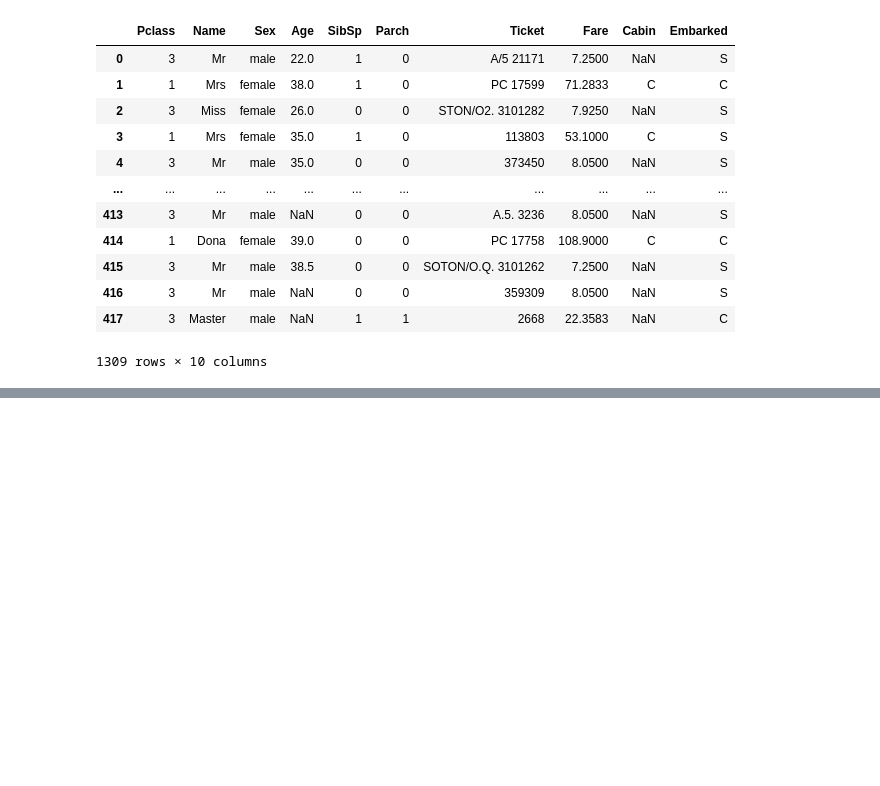
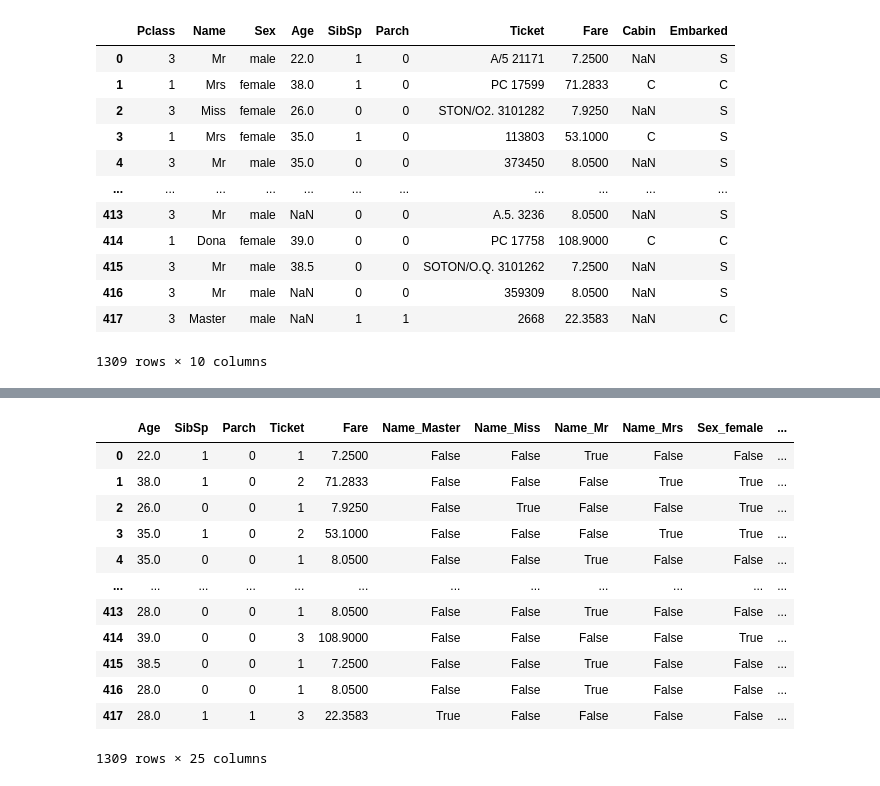
Before and after one commit to kheit9527/2025_TCFST_Python_ML, a Jupyter notebook: 250707_Python_ML_Class03.ipynb, the cells around one changed output, grey strips where cells are left out. Saved outputs shown, nothing was run; the diff lists cells and outputs as text; code cells hidden in the pictures; blank space fills up the shorter version.

```diff
--- a/250707_Python_ML_Class03.ipynb
+++ b/250707_Python_ML_Class03.ipynb
@@ -171,0 +225,4 @@ train_test
+# %%
+most = train_test["Embarked"].value_counts().idxmax() # idxmax: 取最大值前綴詞
+train_test["Embarked"] = train_test["Embarked"].fillna(most)
+train_test.isna().sum().sort_values(ascending=False)
@@ -171,0 +274,26 @@ train_test
+# %%
+# step2. 對類別型態的資料
+# 不能直接把類別轉成0.1.2  Ex.登船點S.C.Q沒有大小之分
+# one-hot encoding: 讓決策樹問"你是否從S登船?", 接著問"你是否從C登船?", 就能全部區分
+# 問題: 車子型號?(本身沒有意義) -> 車子品牌、配備、能源
+
+# 類別型態做One-hot encoding絕對沒問題
+# 可以不做: 1. 有大小關係的類別 2. 二值型類別
+# Pclass可否不做? -> 艙等有大小關係(經濟艙vs商務艙, 可以不做)
+# ??? 到底做不做 ??? -> 做了可能會長很多層決策樹, 導致過擬合
+# Name必做, 但為了表格的美觀, 預先把太稀少的丟掉
+# Ex. Captain(稀少) -> 0 0 0
+# Sex可以不做, 因為Male/Female互斥(二值型欄位), 但為了方便還是做
+# Cabin: 直接做one-hot, NaN -> 0 0 0 0
+# 類別型態: 可以不用補缺失值, 可以直接one-hot成0 0 0
+# 補(做)or不補(不做): 沒有一定(做:針對單一問題), 做做看才知道哪個比較好
+
+reserved = train_test["Name"].value_counts().index[:4]
+def flow(s):
+    if s in reserved:
+        return s
+    else:
+        return None
+
+train_test["Name"] = train_test["Name"].apply(flow)
+train_test
@@ -171,0 +314,18 @@ train_test
+# %%
+pd.set_option('display.max_columns', 500)
+train_test = pd.get_dummies(train_test, columns = category_cols)
+train_test
+# %% [output]
+|  | Age | SibSp | Parch | Ticket | Fare | Name_Master | Name_Miss | Name_Mr | Name_Mrs | Sex_female | ... |
+| 0 | 22.0 | 1 | 0 | 1 | 7.2500 | False | False | True | False | False | ... |
+| 1 | 38.0 | 1 | 0 | 2 | 71.2833 | False | False | False | True | True | ... |
+| 2 | 26.0 | 0 | 0 | 1 | 7.9250 | False | True | False | False | True | ... |
+| 3 | 35.0 | 1 | 0 | 2 | 53.1000 | False | False | False | True | True | ... |
+| 4 | 35.0 | 0 | 0 | 1 | 8.0500 | False | False | True | False | False | ... |
+| ... | ... | ... | ... | ... | ... | ... | ... | ... | ... | ... | ... |
+| 413 | 28.0 | 0 | 0 | 1 | 8.0500 | False | False | True | False | False | ... |
+| 414 | 39.0 | 0 | 0 | 3 | 108.9000 | False | False | False | False | True | ... |
+| 415 | 38.5 | 0 | 0 | 1 | 7.2500 | False | False | True | False | False | ... |
+| 416 | 28.0 | 0 | 0 | 1 | 8.0500 | False | False | True | False | False | ... |
+| 417 | 28.0 | 1 | 1 | 3 | 22.3583 | True | False | False | False | False | ... |
+1309 rows × 25 columns
```
Also changed, not shown: parts of 34 cells of this notebook.
